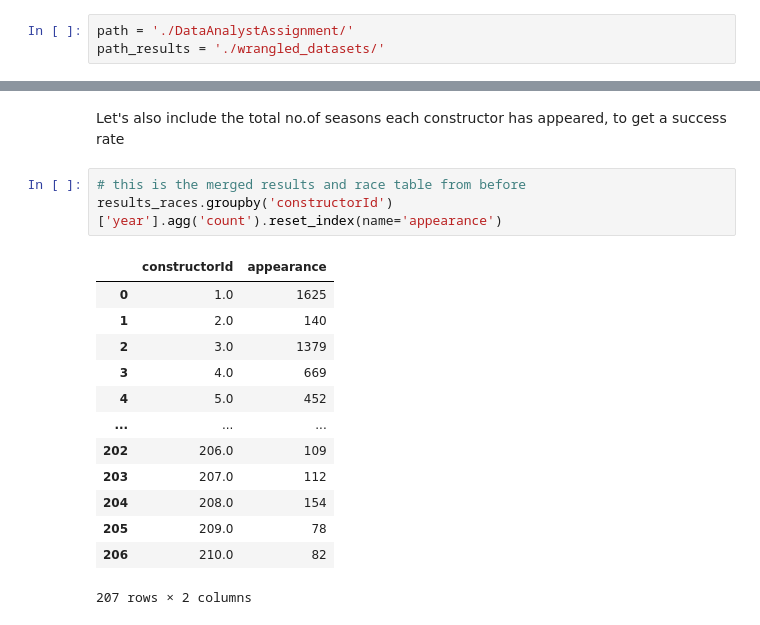
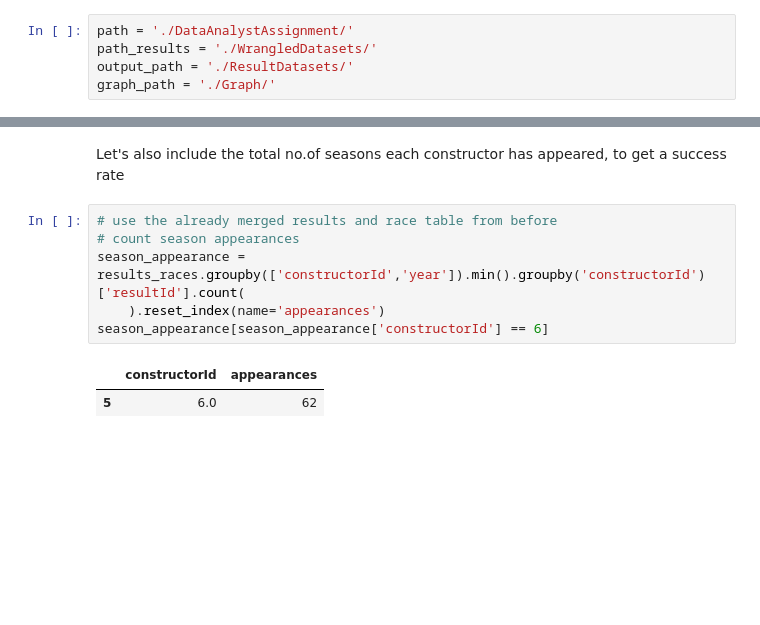
Before and after one commit to yuminghuang23/f1-Data-Analysis, a Jupyter notebook: Tasks - Data Analyst Assignment.ipynb, the cells around one changed output, grey strips where cells are left out. Saved outputs shown, nothing was run; the diff lists cells and outputs as text; blank space fills up the shorter version.

```diff
--- a/Tasks - Data Analyst Assignment.ipynb
+++ b/Tasks - Data Analyst Assignment.ipynb
@@ -21,7 +21,9 @@ pd.set_option('display.max_columns', 200)
 ### Read in files
 # %%
 path = './DataAnalystAssignment/'
-path_results = './wrangled_datasets/'
+path_results = './WrangledDatasets/'
+output_path = './ResultDatasets/'
+graph_path = './Graph/'
 # %%
 circuits = pd.read_csv(path + 'circuits.csv', encoding = "ISO-8859-1")
 constructor_standings = pd.read_csv(path + 'constructor_standings' + '.csv', encoding = "ISO-8859-1")
@@ -257,19 +240,11 @@ constructor_win_alltime
 # %% [markdown]
 Let's also include the total no.of seasons each constructor has appeared, to get a success rate
 # %%
-# this is the merged results and race table from before
-results_races.groupby('constructorId')['year'].agg('count').reset_index(name='appearance')
+# use the already merged results and race table from before
+# count season appearances
+season_appearance = results_races.groupby(['constructorId','year']).min().groupby('constructorId')['resultId'].count(
+    ).reset_index(name='appearances')
+season_appearance[season_appearance['constructorId'] == 6]
 # %% [output]
-|  | constructorId | appearance |
-| 0 | 1.0 | 1625 |
-| 1 | 2.0 | 140 |
-| 2 | 3.0 | 1379 |
-| 3 | 4.0 | 669 |
-| 4 | 5.0 | 452 |
-| ... | ... | ... |
-| 202 | 206.0 | 109 |
-| 203 | 207.0 | 112 |
-| 204 | 208.0 | 154 |
-| 205 | 209.0 | 78 |
-| 206 | 210.0 | 82 |
+|  | constructorId | appearances |
+| 5 | 6.0 | 62 |
-207 rows × 2 columns
```
Also changed, not shown: parts of 11 cells of this notebook, 6 other files.
